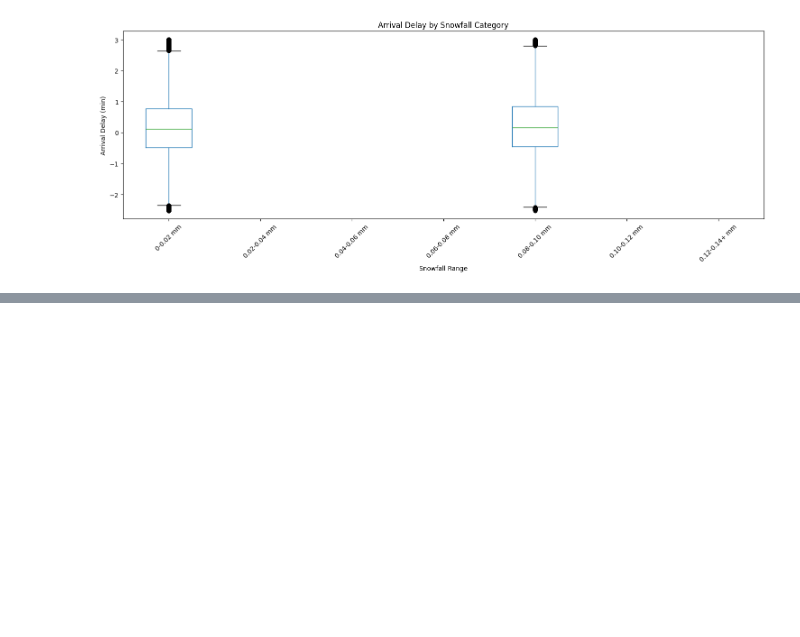
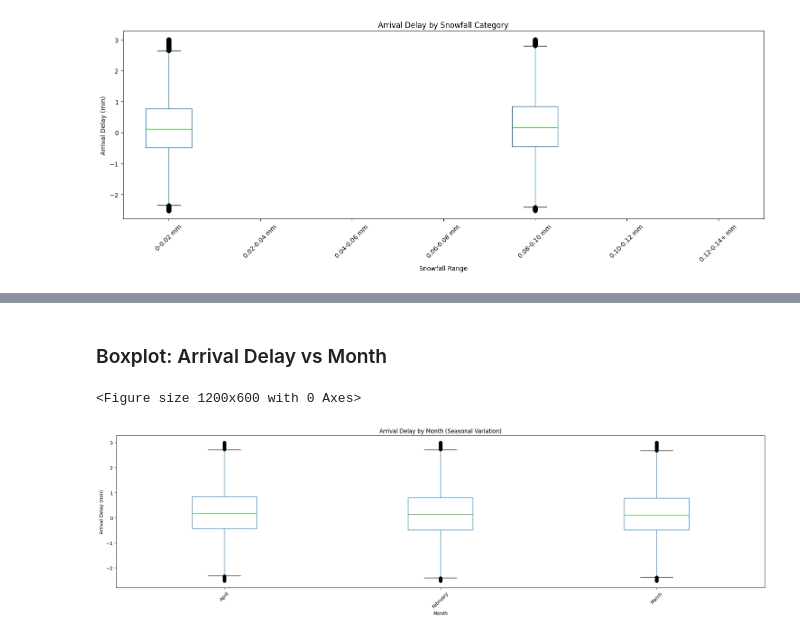
Before and after one commit to Bettomatt/CIP_FS25_211, a Jupyter notebook: scripts/visualizations_part3.ipynb, the cells around one changed output, grey strips where cells are left out. Saved outputs shown, nothing was run; the diff lists cells and outputs as text; code cells hidden in the pictures; blank space fills up the shorter version.

```diff
--- a/scripts/visualizations_part3.ipynb
+++ b/scripts/visualizations_part3.ipynb
@@ -223,0 +314,18 @@ plt.show()
+# %% [markdown]
+### Boxplot: Arrival Delay vs Month
+# %%
+# Sort the data by month number so that the boxplot displays months in calendar order.
+data_clean_iqr_sorted = data_no_nan.sort_values('month_num')
+
+plt.figure(figsize=(12,6))
+data_clean_iqr_sorted.boxplot(column='arrival_delay_min', by='month', grid=False)
+plt.title("Arrival Delay by Month (Seasonal Variation)")
+plt.xlabel("Month")
+plt.ylabel("Arrival Delay (min)")
+plt.suptitle("")  # Remove the automatic subtitle
+plt.xticks(rotation=45)
+plt.tight_layout()
+plt.show()
+# %% [output]
+<Figure size 1200x600 with 0 Axes>
+[figure, added]
```
Also changed, not shown: parts of 20 cells of this notebook.
